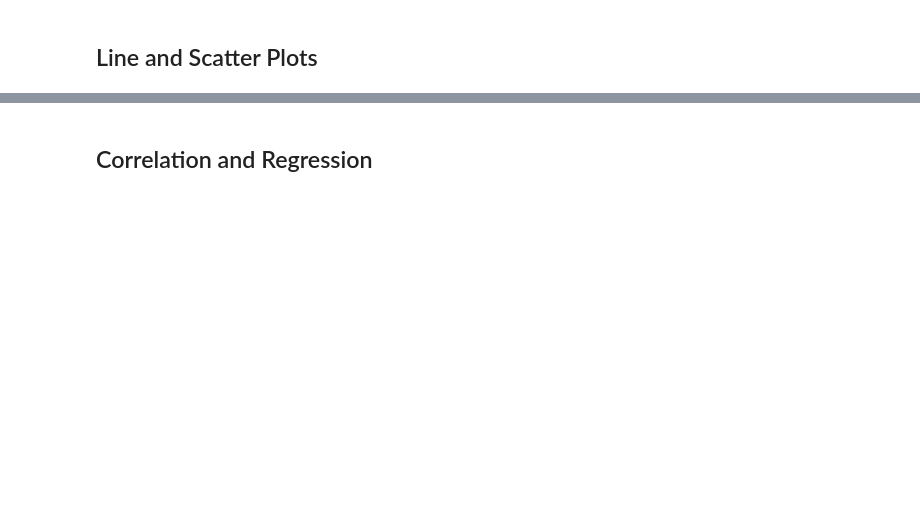
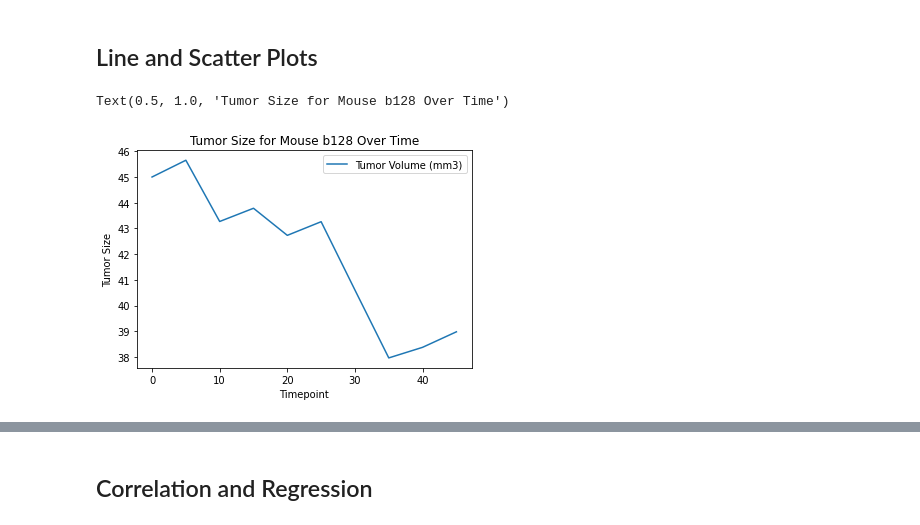
Before and after one commit to CCom20/matplot-challenge, a Jupyter notebook: pymaceuticals_analysis.ipynb, the cells around one changed output, grey strips where cells are left out. Saved outputs shown, nothing was run; the diff lists cells and outputs as text; code cells hidden in the pictures; blank space fills up the shorter version.

```diff
--- a/pymaceuticals_analysis.ipynb
+++ b/pymaceuticals_analysis.ipynb
@@ -270,3 +276,12 @@ Name: Tumor Volume (mm3), dtype: float64
 ## Line and Scatter Plots
 # %%
 # Generate a line plot of tumor volume vs. time point for a mouse treated with Capomulin
+capomulin_example = combined_study_df_cleaned.loc[(combined_study_df_cleaned["Drug Regimen"] == "Capomulin") & (combined_study_df_cleaned["Mouse ID"]=="b128")][["Tumor Volume (mm3)", "Timepoint"]]
+capomulin_example = capomulin_example.set_index("Timepoint")
+capomulin_graph = capomulin_example.plot()
+capomulin_graph.set_xlabel("Timepoint")
+capomulin_graph.set_ylabel("Tumor Size")
+capomulin_graph.set_title("Tumor Size for Mouse b128 Over Time")
+# %% [output]
+Text(0.5, 1.0, 'Tumor Size for Mouse b128 Over Time')
+[figure, added]
```
Also changed, not shown: parts of 9 cells of this notebook.
